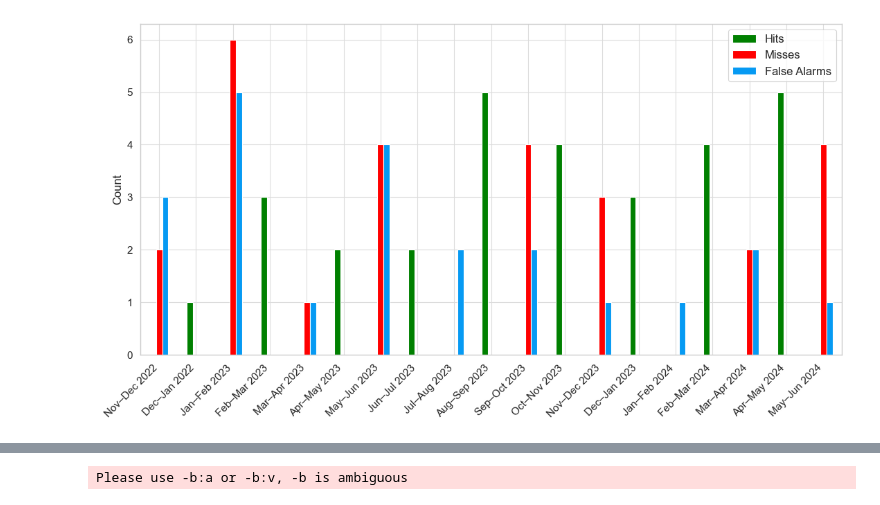
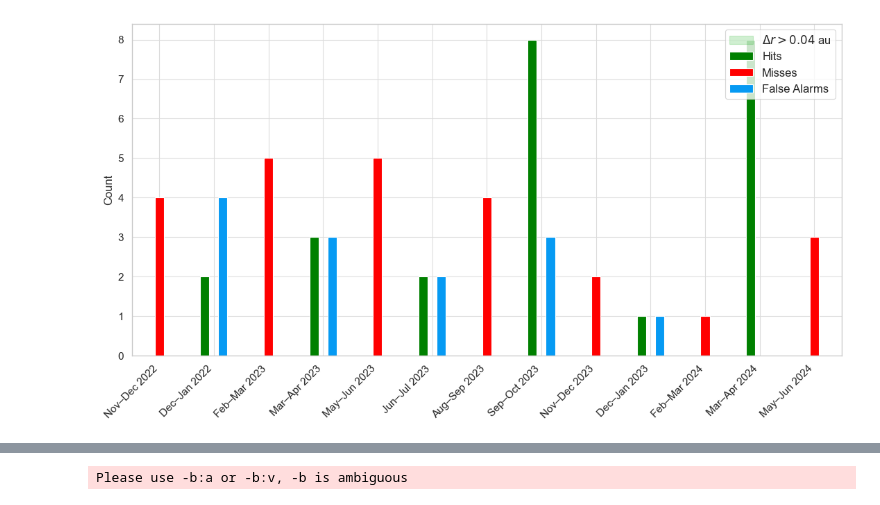
Before and after one commit to EvaWeiler/sub_L1_statistics, a Jupyter notebook: plotting_sub_l1_stats.ipynb, the cells around one changed output, grey strips where cells are left out. Drawn from its saved outputs; the diff is of its cells as text; code cells hidden in the pictures.

```diff
--- a/plotting_sub_l1_stats.ipynb
+++ b/plotting_sub_l1_stats.ipynb
@@ -45,18 +79,31 @@ data_path = 'data/new/'
+# %%
+[delta_t_l1, delta_t_mean_l1, delta_t_std_l1, delta_t_sc_455, delta_t_mean_sc_455, delta_t_mean_sc1_455, delta_t_std_sc_455] = pickle.load(open(data_path+'mean_time_shift_and_sigma_beacon_plasma_445.p', 'rb'))
+
+[delta_t_l1, delta_t_mean_l1, delta_t_std_l1, delta_t_sc, delta_t_mean_sc, delta_t_mean_sc1, delta_t_std_sc] = pickle.load(open(data_path+'mean_time_shift_and_sigma_beacon_plasma.p', 'rb'))
 # %%
 beacon=True
 use_plasma=True
 
 print('Loading')
+print('...')
+sc_input = pickle.load(open(data_path+'sta_beacon_20221111_20240604_B_GSM_Coords_GSE_interp.p', 'rb'))
+sc_input_heeq = pickle.load(open(data_path+'sta_20221111_20240604_gsm_interp_mar2_jul_sep2_nov_dec_feb_may2_data_gap_filled.p', 'rb'))
+l1_input = pickle.load(open(data_path+'noaa_20221111_20240604_B_GSM_Coords_GSE.p', 'rb'))
+print('...')
 
 if beacon:
     if use_plasma:
-        data1 = pickle.load(open(data_path+'sta_symh_final_beacon_plasma.p', 'rb'))
-        [indices_dst_sta, indices_dst_wind, indices_dst_omni, indices_obs_sta, indices_obs_omni, indices_l1_sta] = pickle.load( open(data_path+'indices_geomagnetic_storms_beacon_plasma.p', 'rb'))
+        data1 = pickle.load(open(data_path+'sta_symh_final_beacon_plasma_445.p', 'rb'))
+        [indices_dst_sta, indices_dst_l1, indices_dst_omni, indices_obs_sta, indices_obs_omni,
+                     indices_obs_l1, indices_obs_omni_l1, indices_l1_sta, indices_sta_l1,
+                    indices_both_sta, indices_both_l1, indices_both_omni] = pickle.load( open(data_path+'indices_geomagnetic_storms_beacon_plasma_445.p', 'rb'))
     else:
         data1 = pickle.load(open(data_path+'sta_symh_final_beacon.p', 'rb'))
-        [indices_dst_sta, indices_dst_wind, indices_dst_omni, indices_obs_sta, indices_obs_omni, indices_l1_sta] = pickle.load( open(data_path+'indices_geomagnetic_storms_beacon.p', 'rb'))
+        [indices_dst_sta, indices_dst_l1, indices_dst_omni, indices_obs_sta, indices_obs_omni,
+                     indices_obs_l1, indices_obs_omni_l1, indices_l1_sta, indices_sta_l1,
+                    indices_both_sta, indices_both_l1, indices_both_omni] = pickle.load( open(data_path+'indices_geomagnetic_storms_beacon.p', 'rb'))
 print('...')
-data_l1 = pickle.load(open(data_path+'symh_l1_fin.p', 'rb'))
+data_l1 = pickle.load(open(data_path+'l1_symh_fin_new.p', 'rb'))
 print('...')
 time_ensemble = pickle.load(open(data_path+'time_ensemble.p', 'rb'))
 print('...')
@@ -68,6 +115,10 @@ times.sta_start = pd.to_datetime(times.sta_start, format='%Y-%m-%dT%H:%MZ')
 times.sta_end = pd.to_datetime(times.sta_end, format='%Y-%m-%dT%H:%MZ')
 times.l1_start = pd.to_datetime(times.l1_start, format='%Y-%m-%dT%H:%MZ')
 times.l1_end = pd.to_datetime(times.l1_end, format='%Y-%m-%dT%H:%MZ')
+print('...')
+earth_pos = pickle.load(open(data_path+'earth_pos_HEEQ_20221111_20240604.p', 'rb'))
+
+delta_r_earth = earth_pos.r-sc_input_heeq.r
 print('done')
 # %% [output]
 Loading
@@ -144,8 +447,8 @@ plt.tight_layout()
 # %%
 # Turn both into Series
-hits = pd.Series([dt[0] for dt in time_hit_omni])
-misses = pd.Series([dt[0] for dt in time_miss_omni])
-false = pd.Series([dt[0] for dt in time_false_alarm])
+hits = pd.Series([k for k in time_hit_omni])
+misses = pd.Series([dt for dt in time_miss_omni])
+false = pd.Series([dt for dt in time_false_alarm])
 
 # Convert to datetime index
 hit_counts = hits.value_counts().sort_index()
@@ -158,39 +461,40 @@ false_counts = false.value_counts().sort_index()
 false_counts.index = pd.to_datetime(false_counts.index)
 
 # Resample into 2-month bins (anchored at start of Jan, Mar, May, ...)
-hit_binned = hit_counts.resample("2MS").sum()
-miss_binned = miss_counts.resample("2MS").sum()
-false_binned = false_counts.resample("2MS").sum()
+hit_binned = hit_counts.resample("3MS").sum()
+miss_binned = miss_counts.resample("3MS").sum()
+false_binned = false_counts.resample("3MS").sum()
 
 # Combine into one DataFrame
 df = pd.DataFrame({"Hits": hit_binned, "Misses": miss_binned, "False Alarms": false_binned}).fillna(0)
 
 # --- Make custom labels ---
 labels = []
 for d in df.index:
     start_month = d.strftime("%b")       # Jan, Mar, May, ...
     end_month = (d + pd.DateOffset(months=1)).strftime("%b")  # next month
     year = d.strftime("%Y")
     labels.append(f"{start_month}–{end_month} {year}")
 
 # --- Plot with custom labels ---
 #fig, ax = plt.subplots(figsize=(10,10))
 
 ax = df.plot(kind="bar", color=["green", "red", c3], figsize=(11,6))
 
+ax.fill_betweenx([0,7], [data1['time'][index_time0],data1['time'][index_time0]], [data1['time'][index_time1],data1['time'][index_time1]], color=c4, alpha=0.2, label=r'$\Delta r > 0.04$ au')
 ax.set_xticks(range(len(labels)))
 ax.set_xticklabels(labels, rotation=45, ha="right", fontsize=11)
 ax.tick_params('y', labelsize=11)
 
 #ax.set_xlabel("2-Month Interval", fontsize=12)
 ax.set_ylabel("Count", fontsize=12)
 #ax.set_title("2-Month Peaks: Hits vs Misses", fontsize=14)
 ax.legend(fontsize=12, loc="upper right")
 
 plt.tight_layout()
-plt.savefig('hits_misses_false_alarms_bar_plot_beacon_plasma.png')
+#plt.savefig('hits_misses_false_alarms_bar_plot_beacon_plasma.png')
 # %% [output]
-[figure, old version]
+[figure, new version]
 # %%
 plot_monthly = False
 
```
Also changed, not shown: parts of 19 cells of this notebook.
